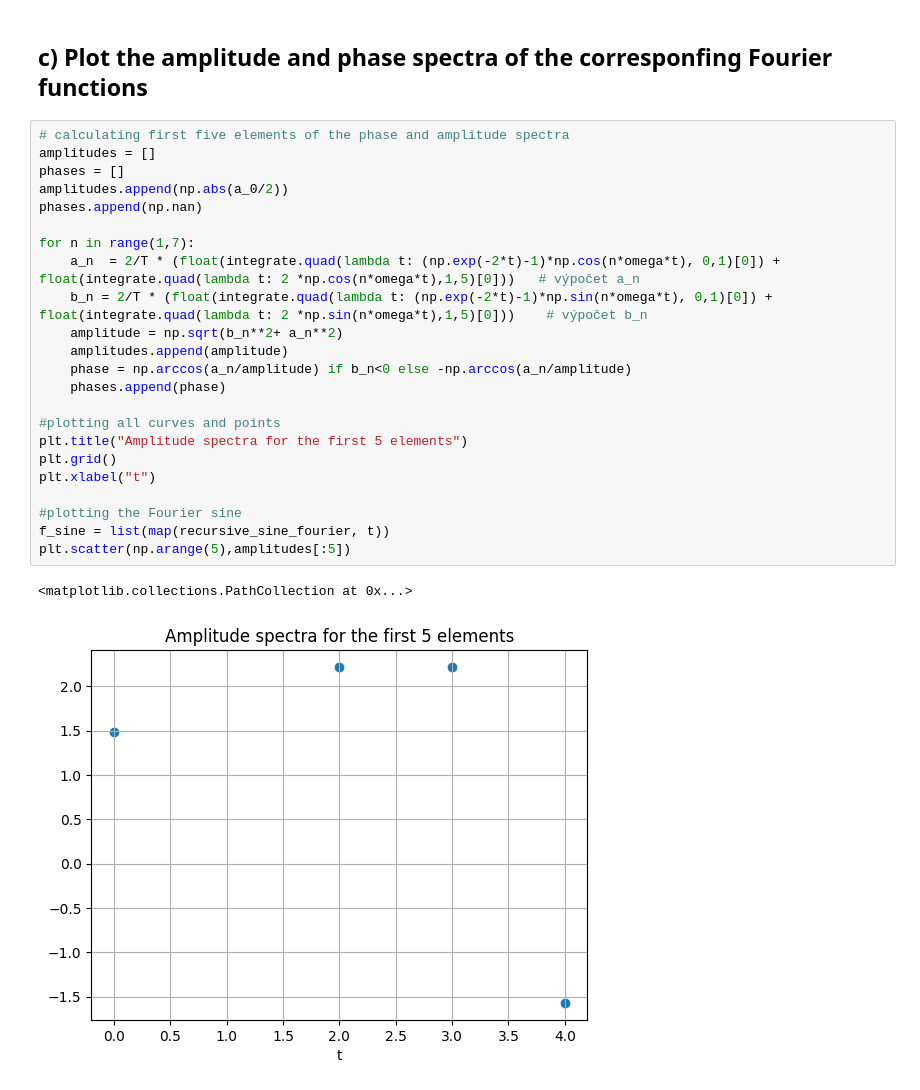
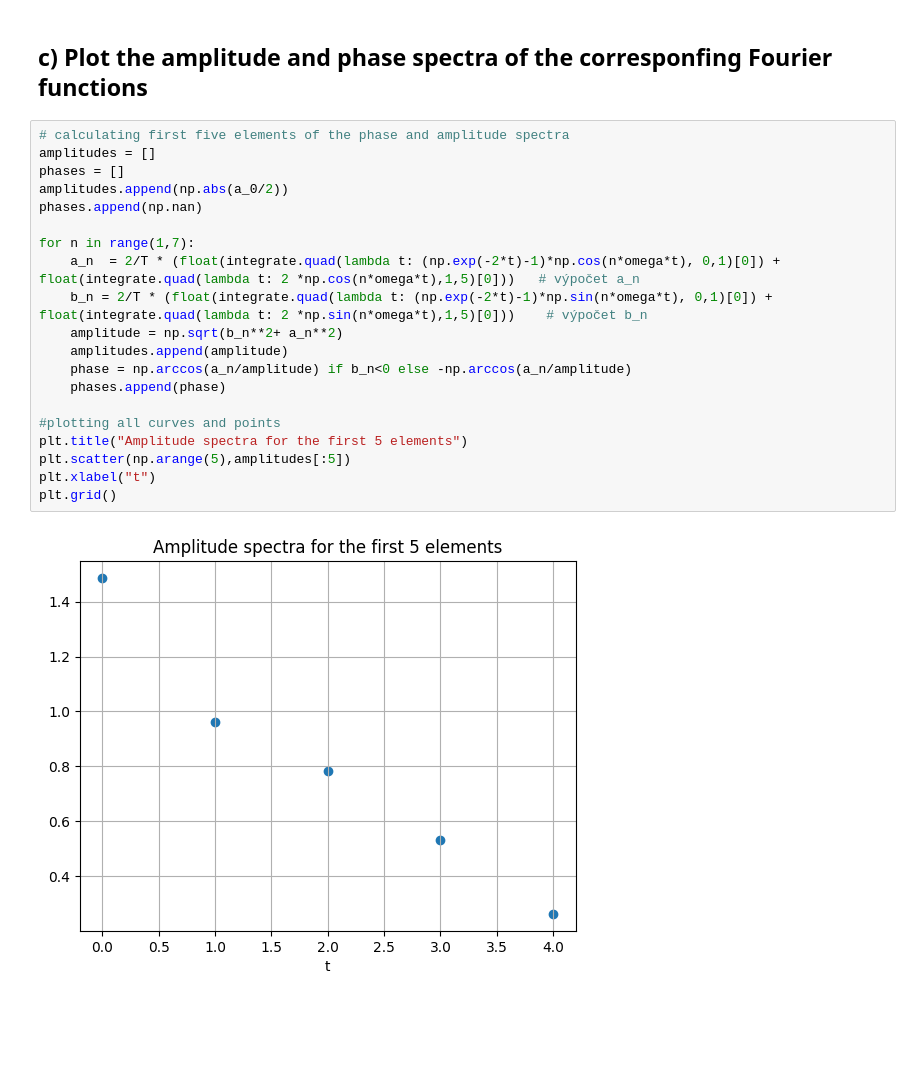
Before and after one commit to JohnyCoder238/Fourier, a Jupyter notebook: Fourier_EN.ipynb, the cells around one changed output. Saved outputs shown, nothing was run; the diff lists cells and outputs as text; blank space fills up the shorter version.

Commit message:
correcting the sine series

```diff
--- a/Fourier_EN.ipynb
+++ b/Fourier_EN.ipynb
@@ -210,29 +210,25 @@ plt.plot(t,f_sine)
 # %%
 # calculating first five elements of the phase and amplitude spectra
 amplitudes = []
 phases = []
 amplitudes.append(np.abs(a_0/2))
 phases.append(np.nan)
 
 for n in range(1,7):
     a_n  = 2/T * (float(integrate.quad(lambda t: (np.exp(-2*t)-1)*np.cos(n*omega*t), 0,1)[0]) + float(integrate.quad(lambda t: 2 *np.cos(n*omega*t),1,5)[0]))   # výpočet a_n
     b_n = 2/T * (float(integrate.quad(lambda t: (np.exp(-2*t)-1)*np.sin(n*omega*t), 0,1)[0]) + float(integrate.quad(lambda t: 2 *np.sin(n*omega*t),1,5)[0]))    # výpočet b_n
     amplitude = np.sqrt(b_n**2+ a_n**2)
     amplitudes.append(amplitude)
     phase = np.arccos(a_n/amplitude) if b_n<0 else -np.arccos(a_n/amplitude)
     phases.append(phase)
 
 #plotting all curves and points
 plt.title("Amplitude spectra for the first 5 elements")
+plt.scatter(np.arange(5),amplitudes[:5])
+plt.xlabel("t")
 plt.grid()
-plt.xlabel("t")
-
-#plotting the Fourier sine
-f_sine = list(map(recursive_sine_fourier, t))
-plt.scatter(np.arange(5),amplitudes[:5])
 # %% [output]
-<matplotlib.collections.PathCollection at 0x...>
-[figure, old version]
+[figure, new version]
 # %%
 #plotting all curves and points
 plt.title("Phase spectra for the first 5 elements")
```
Also changed, not shown: parts of 3 cells of this notebook, 1 other file.
